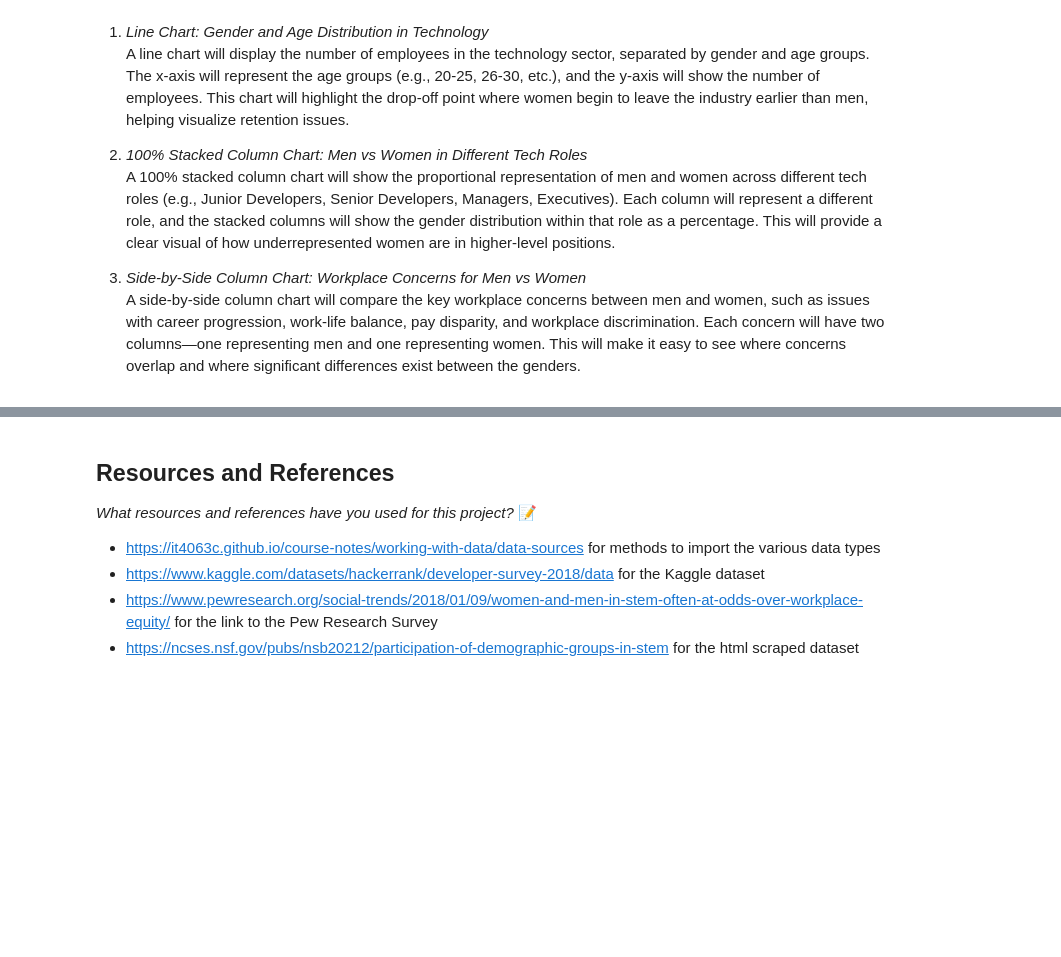
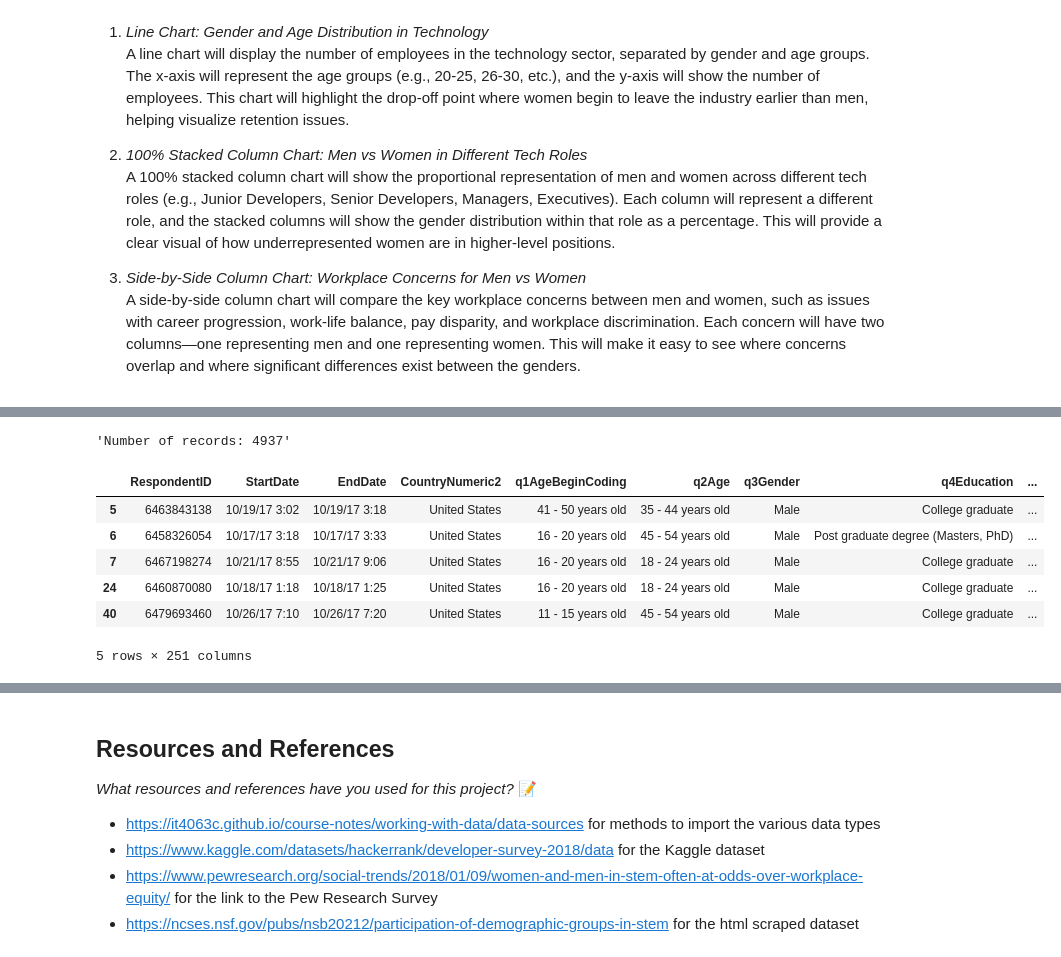
Before and after one commit to IT4063C-Fall24/final-project-yaumj, a Jupyter notebook: source.ipynb, the cells around one changed output, grey strips where cells are left out. Cells and saved outputs as stored; diff of their text form; code cells hidden in the pictures; blank space fills up the shorter version.

```diff
--- a/source.ipynb
+++ b/source.ipynb
@@ -54,0 +221,19 @@ A side-by-side column chart will compare the key workplace concerns between men
+# %%
+# Filter the DataFrame for CountryNumeric2 = "United States"
+us_dev_survey_values_df = dev_survey_values_df[dev_survey_values_df['CountryNumeric2'] == "United States"]
+
+# Display the number of records
+num_records_values = us_dev_survey_values_df.shape[0]
+display(f"Number of records: {num_records_values}")
+
+# Display the resulting DataFrame
+display(us_dev_survey_values_df.head(5))
+# %% [output]
+'Number of records: 4937'
+|  | RespondentID | StartDate | EndDate | CountryNumeric2 | q1AgeBeginCoding | q2Age | q3Gender | q4Education | ... |
+| 5 | 6463843138 | 10/19/17 3:02 | 10/19/17 3:18 | United States | 41 - 50 years old | 35 - 44 years old | Male | College graduate | ... |
+| 6 | 6458326054 | 10/17/17 3:18 | 10/17/17 3:33 | United States | 16 - 20 years old | 45 - 54 years old | Male | Post graduate degree (Masters, PhD) | ... |
+| 7 | 6467198274 | 10/21/17 8:55 | 10/21/17 9:06 | United States | 16 - 20 years old | 18 - 24 years old | Male | College graduate | ... |
+| 24 | 6460870080 | 10/18/17 1:18 | 10/18/17 1:25 | United States | 16 - 20 years old | 18 - 24 years old | Male | College graduate | ... |
+| 40 | 6479693460 | 10/26/17 7:10 | 10/26/17 7:20 | United States | 11 - 15 years old | 45 - 54 years old | Male | College graduate | ... |
+5 rows × 251 columns
```
Also changed, not shown: parts of 14 cells of this notebook, 2 other files.
